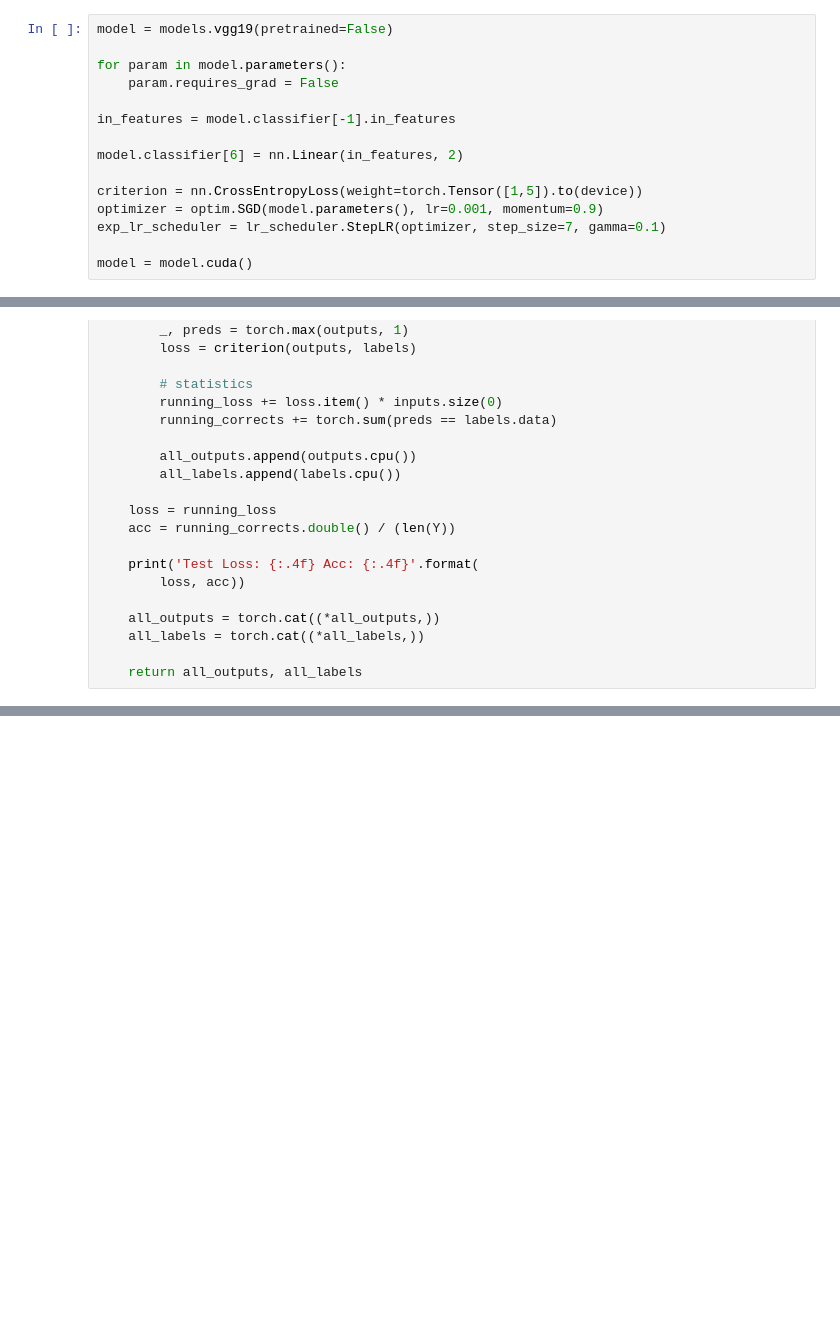
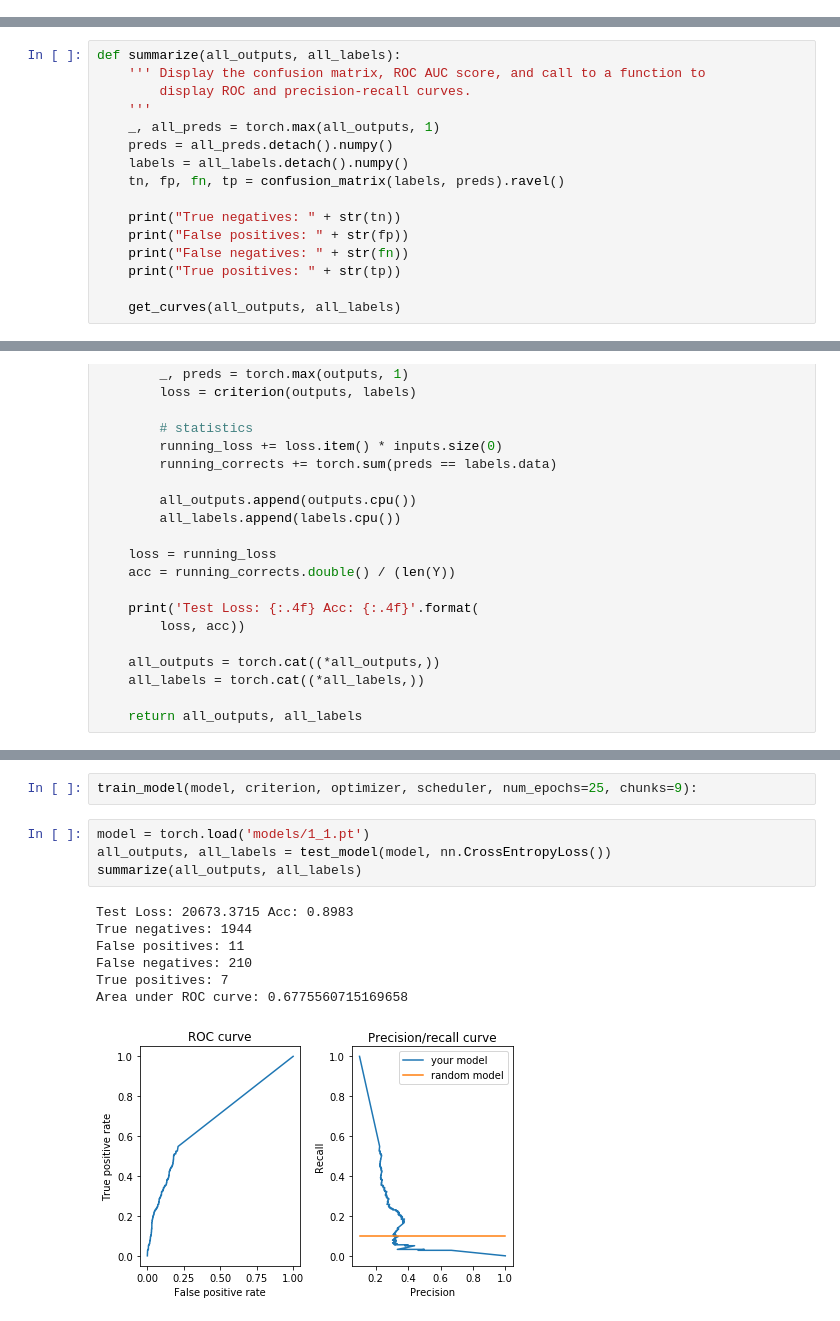
Before and after one commit to EthanSargent/Lesion-Classification, a Jupyter notebook: trainer.ipynb, the cells around one changed output, grey strips where cells are left out. Cells and saved outputs as stored; diff of their text form; blank space fills up the shorter version.

```diff
--- a/trainer.ipynb
+++ b/trainer.ipynb
@@ -17,19 +21,4 @@ max_epochs=3
 # CUDA for PyTorch
 use_cuda = torch.cuda.is_available()
 device = torch.device("cuda:0" if use_cuda else "cpu")
-# %%
-model = models.vgg19(pretrained=False)
-
-for param in model.parameters():
-    param.requires_grad = False
-
-in_features = model.classifier[-1].in_features
-
-model.classifier[6] = nn.Linear(in_features, 2)
-
-criterion = nn.CrossEntropyLoss(weight=torch.Tensor([1,5]).to(device))
-optimizer = optim.SGD(model.parameters(), lr=0.001, momentum=0.9)
-exp_lr_scheduler = lr_scheduler.StepLR(optimizer, step_size=7, gamma=0.1)
-
-model = model.cuda()
 # %%
@@ -103,4 +96,20 @@ def train_model(model, criterion, optimizer, scheduler, num_epochs=25, chunks=9)
     # load best model weights
     model.load_state_dict(best_model_wts)
     return model
+# %%
+def summarize(all_outputs, all_labels):
+    ''' Display the confusion matrix, ROC AUC score, and call to a function to
+        display ROC and precision-recall curves.
+    '''
+    _, all_preds = torch.max(all_outputs, 1)
+    preds = all_preds.detach().numpy()
+    labels = all_labels.detach().numpy()
+    tn, fp, fn, tp = confusion_matrix(labels, preds).ravel()
+
+    print("True negatives: " + str(tn))
+    print("False positives: " + str(fp))
+    print("False negatives: " + str(fn))
+    print("True positives: " + str(tp))
+
+    get_curves(all_outputs, all_labels)
 # %%
@@ -157,0 +206,14 @@ def test_model(model, criterion):
+# %%
+train_model(model, criterion, optimizer, scheduler, num_epochs=25, chunks=9):
+# %%
+model = torch.load('models/1_1.pt')
+all_outputs, all_labels = test_model(model, nn.CrossEntropyLoss())
+summarize(all_outputs, all_labels)
+# %% [output]
+Test Loss: 20673.3715 Acc: 0.8983
+True negatives: 1944
+False positives: 11
+False negatives: 210
+True positives: 7
+Area under ROC curve: 0.6775560715169658
+[figure, added]
```
Also changed, not shown: parts of 19 cells of this notebook, 2 other files.
